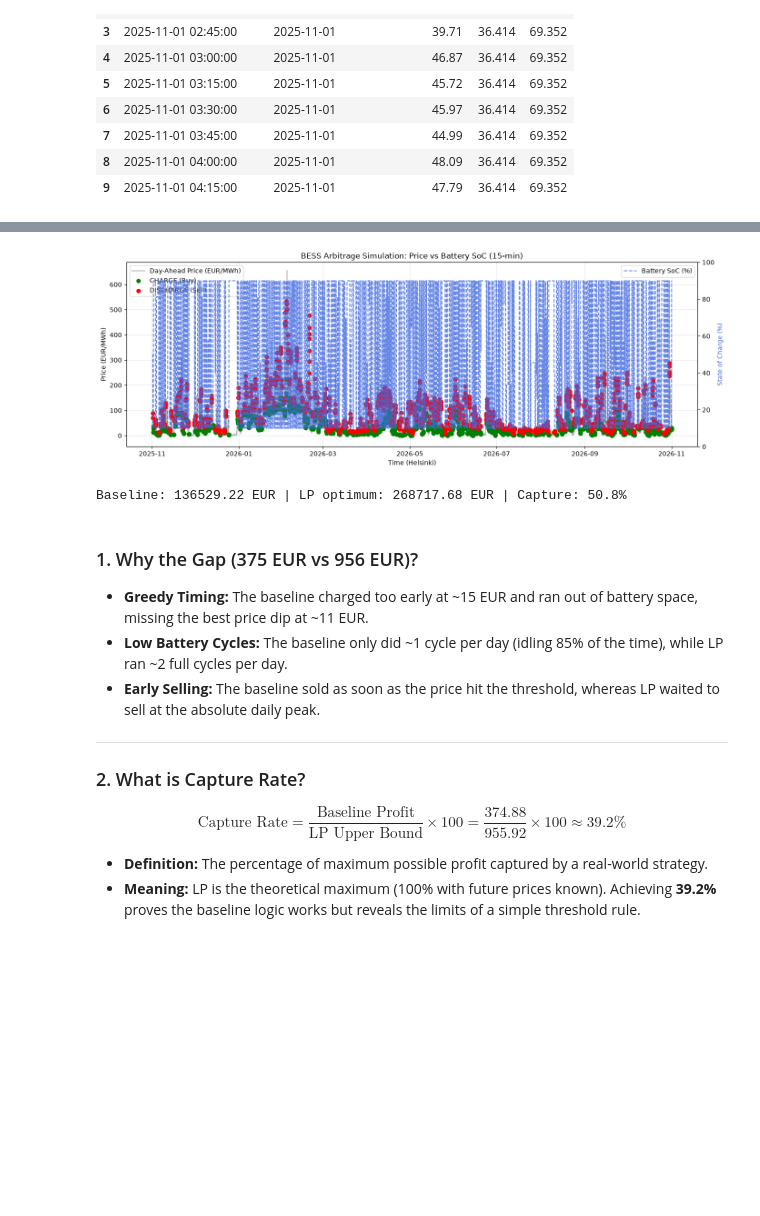
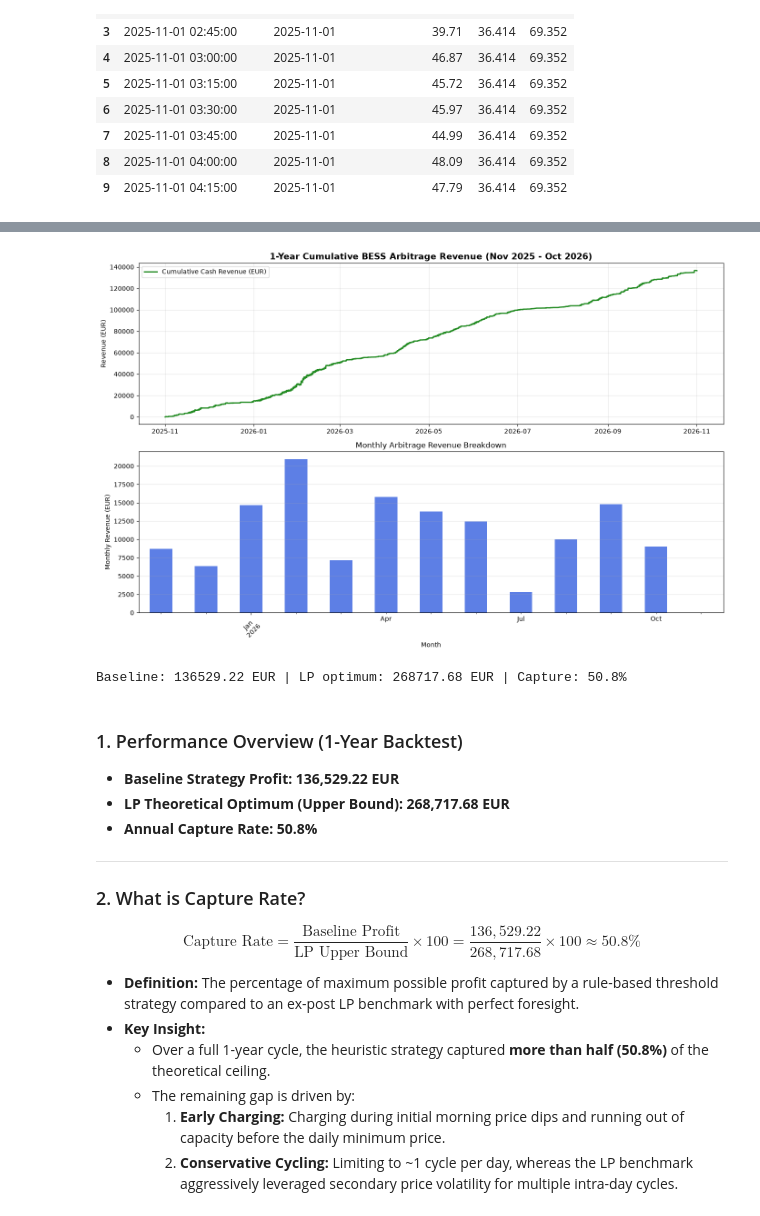
Before and after one commit to dovebitekr/nordic-power-lakehouse, a Jupyter notebook: notebooks/bess_simulation.ipynb, the cells around one changed output, grey strips where cells are left out. Cells and saved outputs as stored; diff of their text form; code cells hidden in the pictures; blank space fills up the shorter version.

Commit message:
fix: re-render BESS 1-year cumulative and monthly revenue plots

```diff
--- a/notebooks/bess_simulation.ipynb
+++ b/notebooks/bess_simulation.ipynb
@@ -169,34 +169,38 @@ Initial Battery Level: 5.0 MWh -> Final Battery Level: 9.000 MWh
 # %%
 import matplotlib.pyplot as plt
 
-fig, ax1 = plt.subplots(figsize=(14, 5))
-
-# Left axis: Electricity price (grey line) + charging (green dots) / discharging (red dots)
-ax1.plot(sim_df["start_time_helsinki"], sim_df["price_eur_per_mwh"], color="gray", alpha=0.6, label="Day-Ahead Price (EUR/MWh)")
-
-charge_pts = sim_df[sim_df["action"] == "CHARGE"]
-discharge_pts = sim_df[sim_df["action"] == "DISCHARGE"]
-
-ax1.scatter(charge_pts["start_time_helsinki"], charge_pts["price_eur_per_mwh"], color="green", label="CHARGE (Buy)", zorder=5)
-ax1.scatter(discharge_pts["start_time_helsinki"], discharge_pts["price_eur_per_mwh"], color="red", label="DISCHARGE (Sell)", zorder=5)
-
-ax1.set_ylabel("Price (EUR/MWh)")
-ax1.set_xlabel("Time (Helsinki)")
+# Calculate cumulative revenue and monthly revenue
+sim_df["cum_revenue_eur"] = sim_df["revenue_eur"].cumsum()
+sim_df["month"] = pd.to_datetime(sim_df["start_time_helsinki"]).dt.to_period("M")
+monthly_rev = sim_df.groupby("month")["revenue_eur"].sum()
+fig, (ax1, ax2) = plt.subplots(2, 1, figsize=(14, 9))
+# 1. Top Plot: Cumulative Revenue over 1 Year
+ax1.plot(
+    pd.to_datetime(sim_df["start_time_helsinki"]),
+    sim_df["cum_revenue_eur"],
+    color="forestgreen",
+    linewidth=2,
+    label="Cumulative Cash Revenue (EUR)",
+)
+ax1.set_title(
+    "1-Year Cumulative BESS Arbitrage Revenue (Nov 2025 - Oct 2026)",
+    fontsize=14,
+    fontweight="bold",
+)
+ax1.set_ylabel("Revenue (EUR)")
+ax1.grid(True, alpha=0.3)
 ax1.legend(loc="upper left")
-ax1.grid(True, alpha=0.3)
-
-# Right axis: Battery state of charge (%) shown as a blue dashed line
-ax2 = ax1.twinx()
-ax2.plot(sim_df["start_time_helsinki"], sim_df["soc_pct"], color="royalblue", linestyle="--", alpha=0.8, label="Battery SoC (%)")
-ax2.set_ylabel("State of Charge (%)", color="royalblue")
-ax2.set_ylim(0, 100)
-ax2.legend(loc="upper right")
-
-plt.title("BESS Arbitrage Simulation: Price vs Battery SoC (15-min)")
+# 2. Bottom Plot: Monthly Revenue Bar Chart
+monthly_rev.plot(kind="bar", ax=ax2, color="royalblue", alpha=0.85)
+ax2.set_title("Monthly Arbitrage Revenue Breakdown", fontsize=12)
+ax2.set_ylabel("Monthly Revenue (EUR)")
+ax2.set_xlabel("Month")
+ax2.grid(True, axis="y", alpha=0.3)
+plt.xticks(rotation=45)
 plt.tight_layout()
 plt.show()
 # %% [output]
-[figure, old version]
+[figure, new version]
 # %%
 import numpy as np
 from scipy import sparse
@@ -239,17 +243,21 @@ print(f"Baseline: {base:.2f} EUR | LP optimum: {lp:.2f} EUR | Capture: {base / l
 # %% [output]
 Baseline: 136529.22 EUR | LP optimum: 268717.68 EUR | Capture: 50.8%
 # %% [markdown]
-### 1. Why the Gap (375 EUR vs 956 EUR)?
+### 1. Performance Overview (1-Year Backtest)
 
-* **Greedy Timing:** The baseline charged too early at ~15 EUR and ran out of battery space, missing the best price dip at ~11 EUR.
-* **Low Battery Cycles:** The baseline only did ~1 cycle per day (idling 85% of the time), while LP ran ~2 full cycles per day.
-* **Early Selling:** The baseline sold as soon as the price hit the threshold, whereas LP waited to sell at the absolute daily peak.
+* **Baseline Strategy Profit:** **136,529.22 EUR**
+* **LP Theoretical Optimum (Upper Bound):** **268,717.68 EUR**
+* **Annual Capture Rate:** **50.8%**
 
 ---
 
 ### 2. What is Capture Rate?
 
-$$\text{Capture Rate} = \frac{\text{Baseline Profit}}{\text{LP Upper Bound}} \times 100 = \frac{374.88}{955.92} \times 100 \approx 39.2\%$$
+$$\text{Capture Rate} = \frac{\text{Baseline Profit}}{\text{LP Upper Bound}} \times 100 = \frac{136,529.22}{268,717.68} \times 100 \approx 50.8\%$$
 
-* **Definition:** The percentage of maximum possible profit captured by a real-world strategy.
-* **Meaning:** LP is the theoretical maximum (100% with future prices known). Achieving **39.2%** proves the baseline logic works but reveals the limits of a simple threshold rule.
+* **Definition:** The percentage of maximum possible profit captured by a rule-based threshold strategy compared to an ex-post LP benchmark with perfect foresight.
+* **Key Insight:**
+  * Over a full 1-year cycle, the heuristic strategy captured **more than half (50.8%)** of the theoretical ceiling.
+  * The remaining gap is driven by:
+    1. **Early Charging:** Charging during initial morning price dips and running out of capacity before the daily minimum price.
+    2. **Conservative Cycling:** Limiting to ~1 cycle per day, whereas the LP benchmark aggressively leveraged secondary price volatility for multiple intra-day cycles.
```
